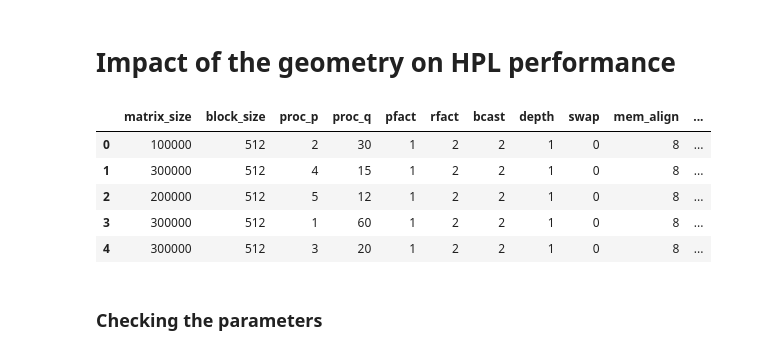
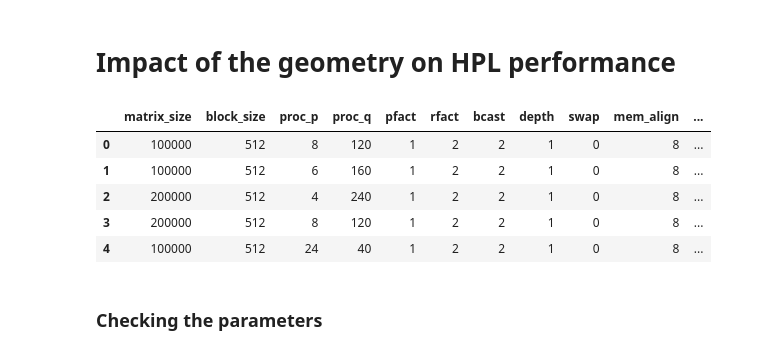
Before and after one commit to Ezibenroc/calibration_analysis, a Jupyter notebook: dahu/hpl/geometry.ipynb, the cells around one changed output. Saved outputs shown, nothing was run; the diff lists cells and outputs as text; code cells hidden in the pictures.

```diff
--- a/dahu/hpl/geometry.ipynb
+++ b/dahu/hpl/geometry.ipynb
@@ -9,39 +9,39 @@ from plotnine import *
 import plotnine
 plotnine.options.figure_size = (12, 8)
 import yaml
 import warnings
 warnings.simplefilter(action='ignore') # removing annoying Pandas warning
 
 def get_yaml(archive_name, yaml_name):
     archive = zipfile.ZipFile(archive_name)
     return yaml.load(io.BytesIO(archive.read(yaml_name)))
 
 def get_platform(archive_name):
     info = get_yaml(archive_name, 'info.yaml')
     expfiles = info['expfile']
     platform = [f for f in expfiles if f.endswith('xml')]
     assert len(platform) == 1
     return platform[0]
 
 def read_result(name):
     archive = zipfile.ZipFile(name)
     df = pandas.read_csv(io.BytesIO(archive.read('results.csv')))
     df['filename'] = name
     return df
 
-directory = 'geometry/1'
+directory = 'geometry/2'
 archives = [os.path.join(directory, f) for f in os.listdir(directory)]
 
 df = pandas.concat([read_result(a) for a in archives])
 df['geometry'] = df['proc_p'].astype(str) + '×' + df['proc_q'].astype(str)
 df.head()
 # %% [output]
 |  | matrix_size | block_size | proc_p | proc_q | pfact | rfact | bcast | depth | swap | mem_align | ... |
-| 0 | 100000 | 512 | 2 | 30 | 1 | 2 | 2 | 1 | 0 | 8 | ... |
-| 1 | 300000 | 512 | 4 | 15 | 1 | 2 | 2 | 1 | 0 | 8 | ... |
-| 2 | 200000 | 512 | 5 | 12 | 1 | 2 | 2 | 1 | 0 | 8 | ... |
-| 3 | 300000 | 512 | 1 | 60 | 1 | 2 | 2 | 1 | 0 | 8 | ... |
-| 4 | 300000 | 512 | 3 | 20 | 1 | 2 | 2 | 1 | 0 | 8 | ... |
+| 0 | 100000 | 512 | 8 | 120 | 1 | 2 | 2 | 1 | 0 | 8 | ... |
+| 1 | 100000 | 512 | 6 | 160 | 1 | 2 | 2 | 1 | 0 | 8 | ... |
+| 2 | 200000 | 512 | 4 | 240 | 1 | 2 | 2 | 1 | 0 | 8 | ... |
+| 3 | 200000 | 512 | 8 | 120 | 1 | 2 | 2 | 1 | 0 | 8 | ... |
+| 4 | 100000 | 512 | 24 | 40 | 1 | 2 | 2 | 1 | 0 | 8 | ... |
 # %% [markdown]
 ### Checking the parameters
 # %%
```
Also changed, not shown: parts of 2 cells of this notebook, 1 other file.
